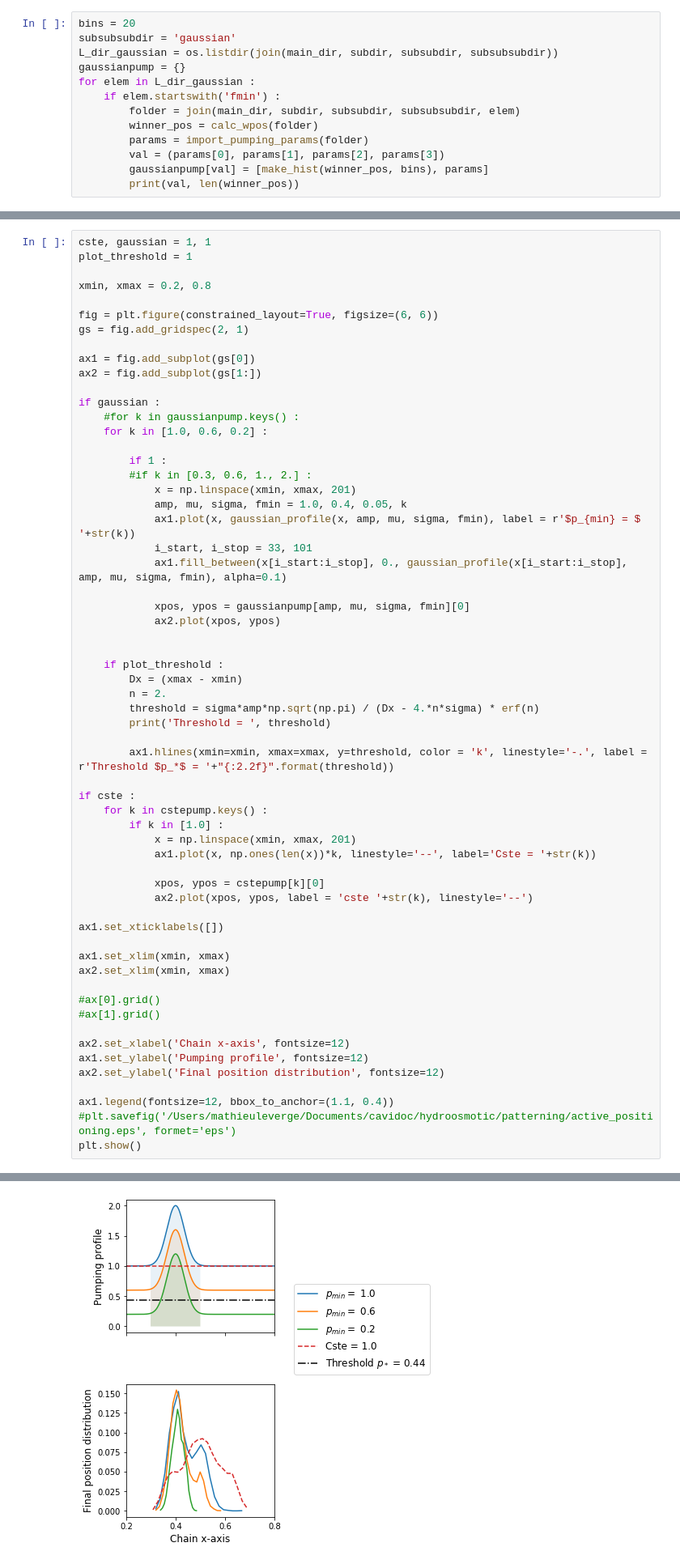
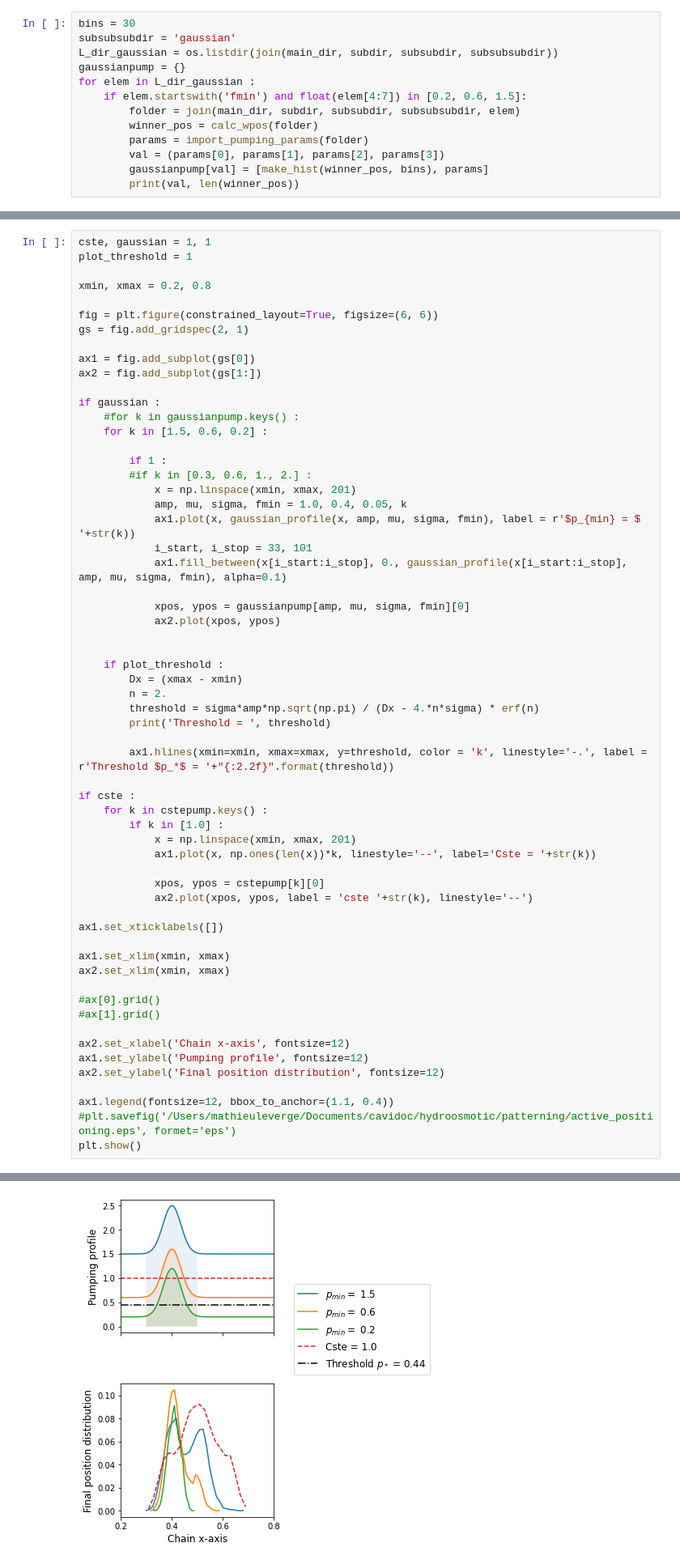
Before and after one commit to VirtualEmbryo/hydroosmotic_chain, a Jupyter notebook: _notebook/patterning.ipynb, the cells around one changed output, grey strips where cells are left out. Shown at 81% size. Saved outputs shown, nothing was run; the diff lists cells and outputs as text.

```diff
--- a/_notebook/patterning.ipynb
+++ b/_notebook/patterning.ipynb
@@ -213,12 +213,12 @@ for elem in L_dir_cste :
 1.0 10000
 0.5 5000
 # %%
-bins = 20
+bins = 30
 subsubsubdir = 'gaussian'
 L_dir_gaussian = os.listdir(join(main_dir, subdir, subsubdir, subsubsubdir))
 gaussianpump = {}
 for elem in L_dir_gaussian :
-    if elem.startswith('fmin') :
+    if elem.startswith('fmin') and float(elem[4:7]) in [0.2, 0.6, 1.5]:
         folder = join(main_dir, subdir, subsubdir, subsubsubdir, elem)
         winner_pos = calc_wpos(folder)
         params = import_pumping_params(folder)
@@ -250,7 +243,7 @@ ax2 = fig.add_subplot(gs[1:])
 
 if gaussian :
     #for k in gaussianpump.keys() :
-    for k in [1.0, 0.6, 0.2] :
+    for k in [1.5, 0.6, 0.2] :
 
         if 1 :
         #if k in [0.3, 0.6, 1., 2.] :
@@ -271,34 +264,34 @@ if gaussian :
         print('Threshold = ', threshold)
 
         ax1.hlines(xmin=xmin, xmax=xmax, y=threshold, color = 'k', linestyle='-.', label = r'Threshold $p_*$ = '+"{:2.2f}".format(threshold))
 
 if cste :
     for k in cstepump.keys() :
         if k in [1.0] :
             x = np.linspace(xmin, xmax, 201)
             ax1.plot(x, np.ones(len(x))*k, linestyle='--', label='Cste = '+str(k))
 
             xpos, ypos = cstepump[k][0]
             ax2.plot(xpos, ypos, label = 'cste '+str(k), linestyle='--')
 
 ax1.set_xticklabels([])
 
 ax1.set_xlim(xmin, xmax)
 ax2.set_xlim(xmin, xmax)
 
 #ax[0].grid()
 #ax[1].grid()
 
 ax2.set_xlabel('Chain x-axis', fontsize=12)
 ax1.set_ylabel('Pumping profile', fontsize=12)
 ax2.set_ylabel('Final position distribution', fontsize=12)
 
 ax1.legend(fontsize=12, bbox_to_anchor=(1.1, 0.4))
 #plt.savefig('/Users/mathieuleverge/Documents/cavidoc/hydroosmotic/patterning/active_positioning.eps', formet='eps')
 plt.show()
 # %% [output]
 Threshold =  0.44104069538121066
-[figure, old version]
+[figure, new version]
 # %%
 cste, gaussian = 1, 1
 plot_threshold = 1
```
Also changed, not shown: parts of 2 cells of this notebook, 2 other files.
